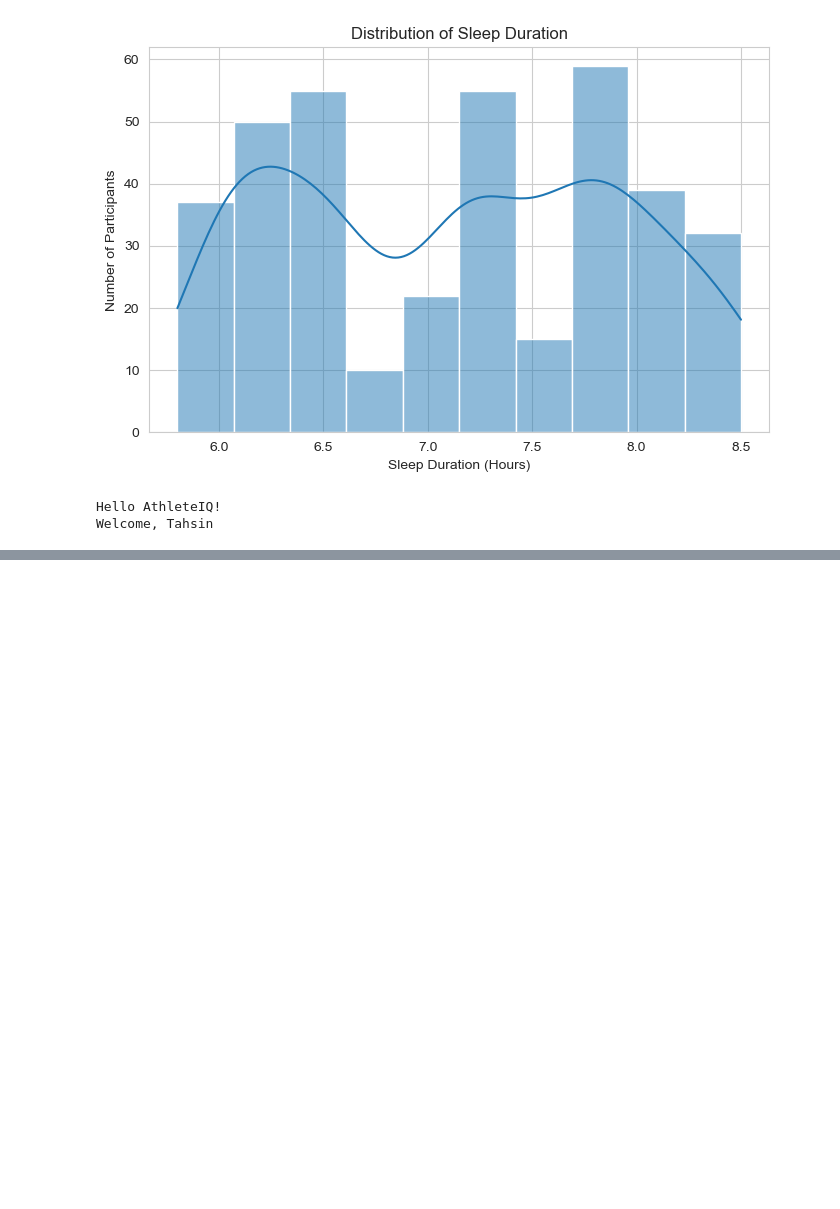
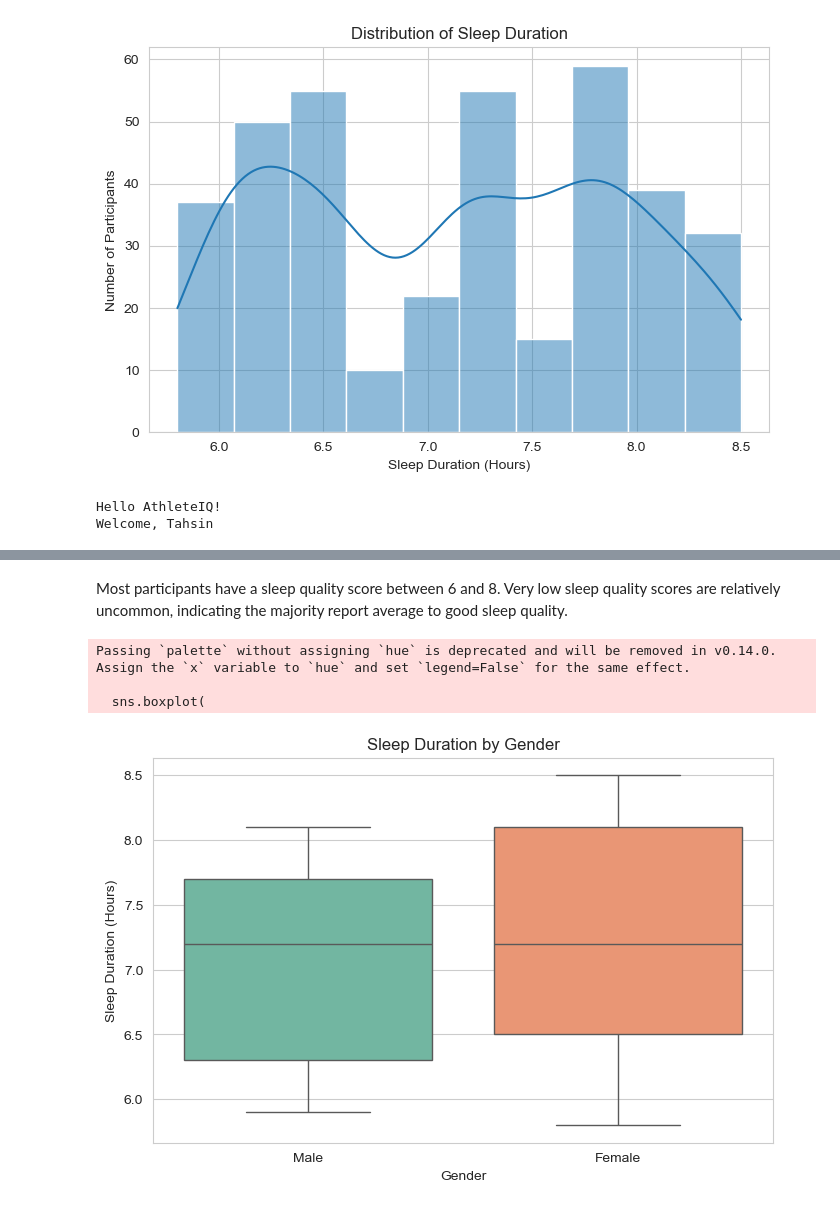
Before and after one commit to tahsin1017/athleteiq-performance-prediction, a Jupyter notebook: notebooks/01_data_exploration.ipynb, the cells around one changed output, grey strips where cells are left out. Saved outputs shown, nothing was run; the diff lists cells and outputs as text; code cells hidden in the pictures; blank space fills up the shorter version.

```diff
--- a/notebooks/01_data_exploration.ipynb
+++ b/notebooks/01_data_exploration.ipynb
@@ -133,0 +184,28 @@ Welcome, Tahsin
+# %% [markdown]
+Most participants have a sleep quality score between 6 and 8. Very low sleep quality scores are relatively uncommon, indicating the majority report average to good sleep quality.
+# %%
+plt.figure(figsize=(8,5))
+
+sns.boxplot(
+    data=df,
+    x="Gender",
+    y="Sleep Duration",
+    palette="Set2"
+)
+
+plt.title("Sleep Duration by Gender")
+plt.xlabel("Gender")
+plt.ylabel("Sleep Duration (Hours)")
+
+plt.savefig(
+    "../figures/sleep_duration_by_gender.png",
+    dpi=300,
+    bbox_inches="tight"
+)
+
+plt.show()
+# %% [output]
+Passing `palette` without assigning `hue` is deprecated and will be removed in v0.14.0. Assign the `x` variable to `hue` and set `legend=False` for the same effect.
+
+  sns.boxplot(
+[figure, added]
```
Also changed, not shown: parts of 8 cells of this notebook, 5 other files.
